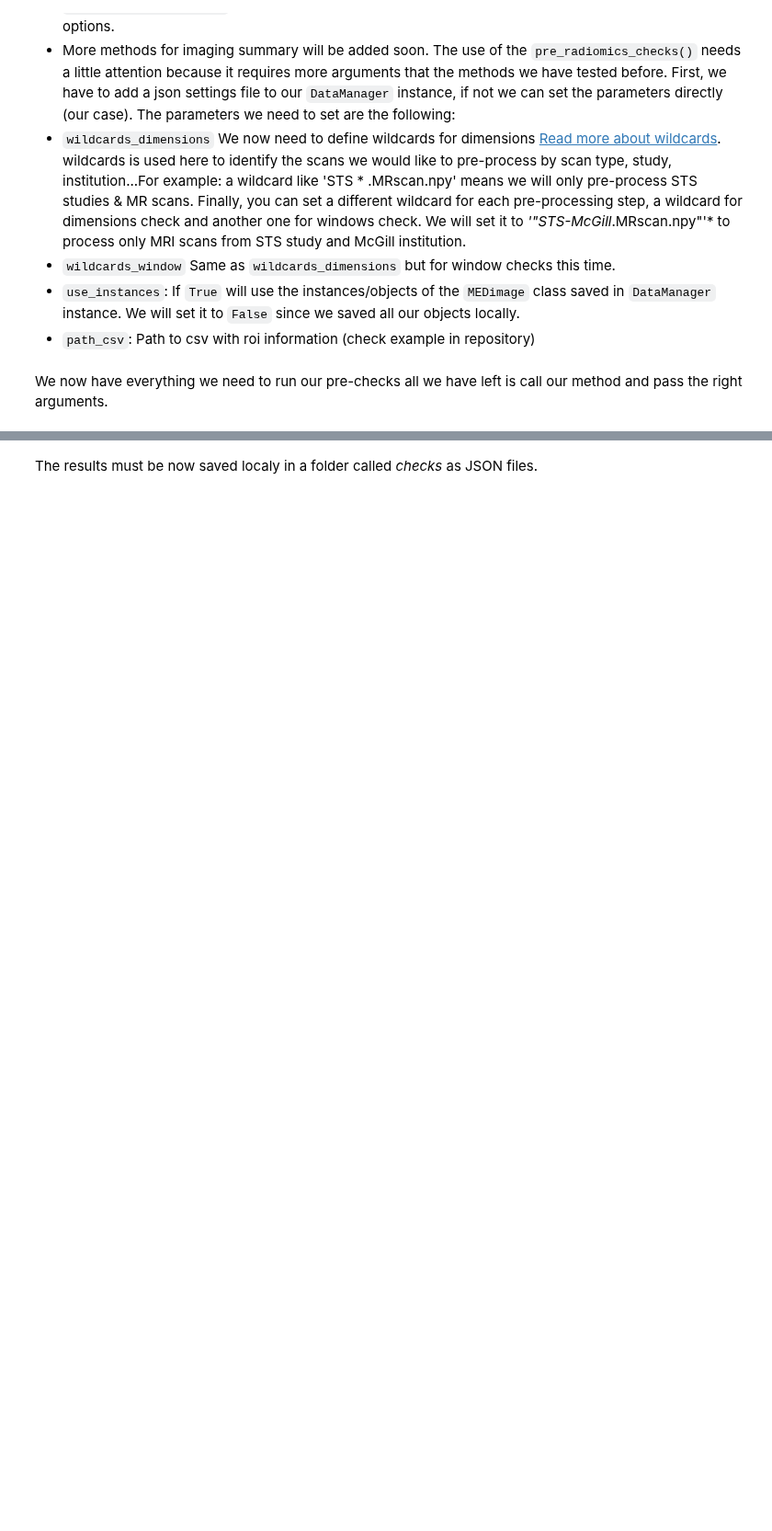
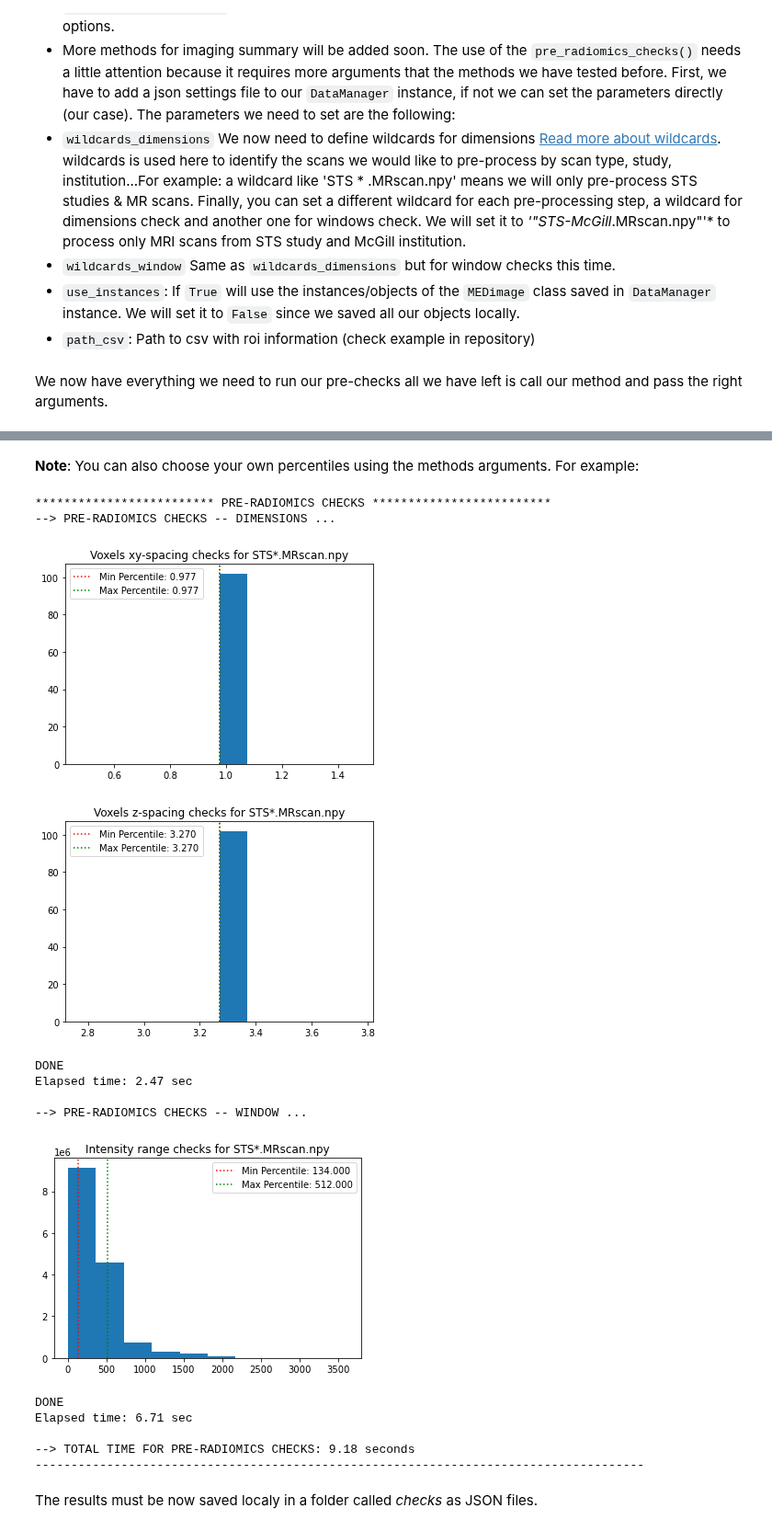
Before and after one commit to MahdiAll99/MEDimage, a Jupyter notebook: notebooks/tutorial/DataManager-Tutorial.ipynb, the cells around one changed output, grey strips where cells are left out. Shown at 92% size. Saved outputs shown, nothing was run; the diff lists cells and outputs as text; code cells hidden in the pictures; blank space fills up the shorter version.

Commit message:
Added example for percentiles selections

```diff
--- a/notebooks/tutorial/DataManager-Tutorial.ipynb
+++ b/notebooks/tutorial/DataManager-Tutorial.ipynb
@@ -263,4 +263,28 @@ Elapsed time: 6.88 sec
 -------------------------------------------------------------------------------------
+# %% [markdown]
+**Note**: You can also choose your own percentiles using the methods arguments. For example:
+# %%
+dm.pre_radiomics_checks(wildcards_dimensions=wildcards_dimensions,
+                        wildcards_window=wildcards_window,
+                        use_instances=False,
+                        path_csv=path_csv_mass,
+                        min_percentile=0.10,
+                        max_percentile=0.80)
+# %% [output]
+************************* PRE-RADIOMICS CHECKS *************************
+--> PRE-RADIOMICS CHECKS -- DIMENSIONS ...
+[figure, added]
+[figure, added]
+DONE
+Elapsed time: 2.47 sec
+
+--> PRE-RADIOMICS CHECKS -- WINDOW ...
+[figure, added]
+DONE
+Elapsed time: 6.71 sec
+
+--> TOTAL TIME FOR PRE-RADIOMICS CHECKS: 9.18 seconds
+-------------------------------------------------------------------------------------
 # %% [markdown]
 The results must be now saved localy in a folder called *checks* as JSON files.
 # %% [markdown]
```
Also changed, not shown: parts of 6 cells of this notebook.
